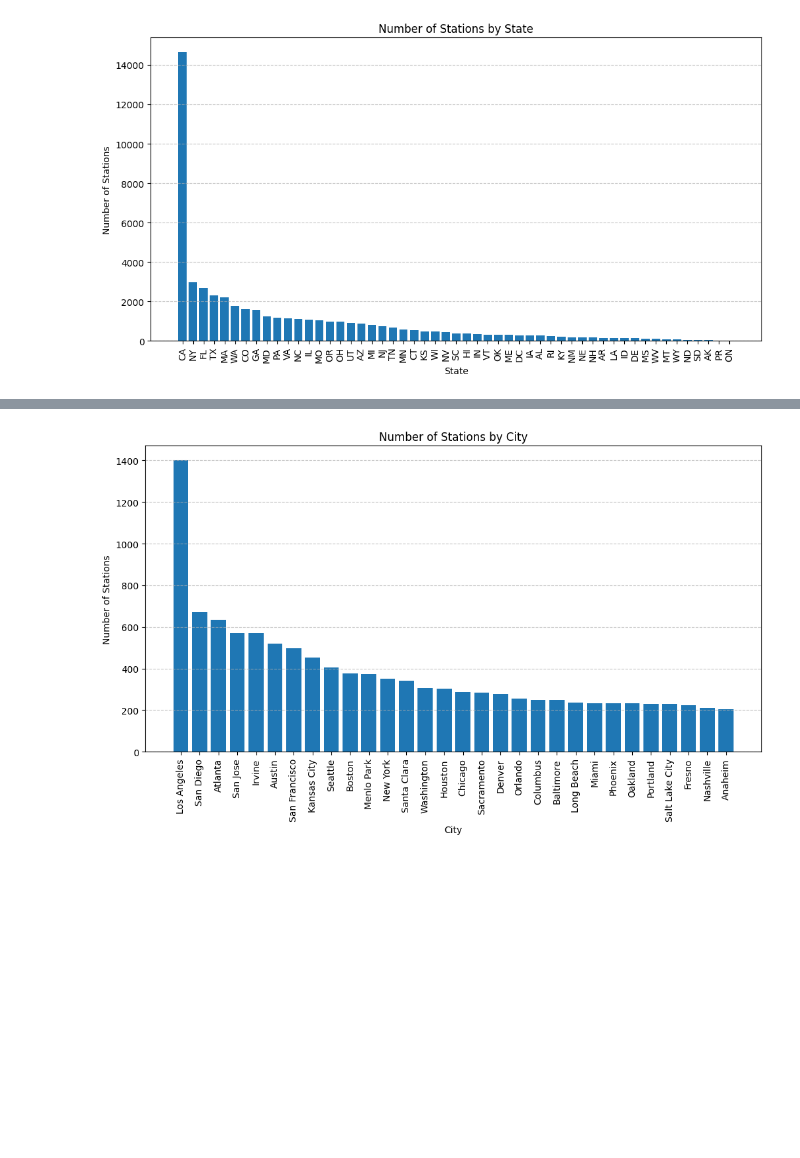
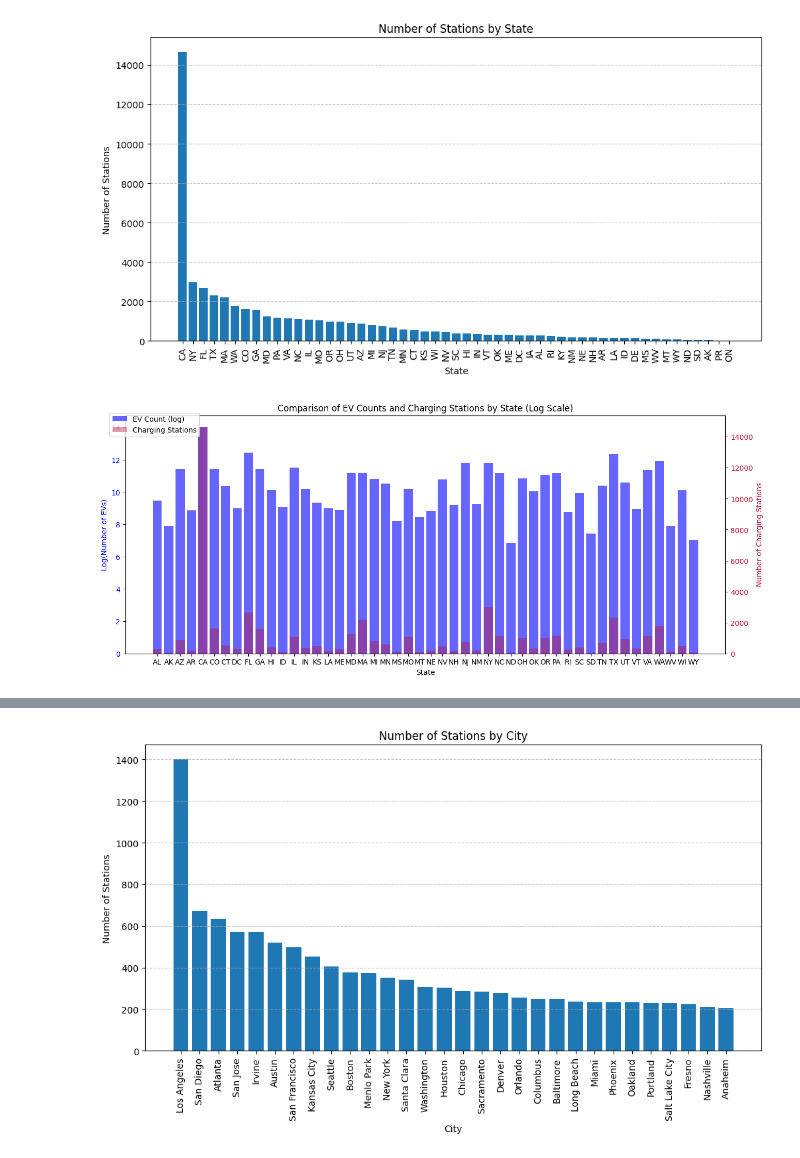
Before and after one commit to onetrue-6657/dataio2025, a Jupyter notebook: ev_stations.ipynb, the cells around one changed output, grey strips where cells are left out. Saved outputs shown, nothing was run; the diff lists cells and outputs as text; code cells hidden in the pictures; blank space fills up the shorter version.

Commit message:
Update ev_stations.py, Add EV Registration vs Stations By State

```diff
--- a/ev_stations.ipynb
+++ b/ev_stations.ipynb
@@ -38,3 +38,47 @@ plt.xticks(rotation=90)
 plt.show()
 # %% [output]
 [figure]
+# %%
+# Number of Stations vs Number of EV Registrations by State
+
+ev_registration_by_state = {
+    "AL": 13047, "AK": 2697, "AZ": 89798, "AR": 7108, "CA": 1256646,
+    "CO": 90083, "CT": 31557, "DL": 8435, "DC": 8066, "FL": 254878,
+    "GA": 92368, "HI": 25565, "ID": 8501, "IL": 99573, "IN": 26101,
+    "IO": 9031, "KS": 11271, "KT": 11617, "LA": 8150, "ME": 7377,
+    "MD": 72139, "MA": 73768, "MI": 50284, "MN": 37050, "MS": 3590,
+    "MO": 26861, "MT": 4608, "NE": 6920, "NV": 47361, "NH": 9861,
+    "NJ": 134753, "NM": 10276, "NY": 131250, "NC": 70164, "ND": 959,
+    "OH": 50393, "OK": 22843, "OR": 64361, "PA": 70154, "RI": 6396,
+    "SC": 20873, "SD": 1675, "TN": 33221, "TX": 230125, "UT": 39998,
+    "VT": 7816, "VA": 84936, "WA": 152101, "WV": 2758, "WI": 24943, "WY": 1139
+}
+
+state_charging_counts = df["State"].value_counts()
+charging_stations_df = pd.DataFrame({"State": state_charging_counts.index, "Charging_Stations": state_charging_counts.values})
+ev_counts_df = pd.DataFrame(list(ev_registration_by_state.items()), columns=["State", "EV_Count"])
+merged_df = pd.merge(ev_counts_df, charging_stations_df, on="State", how="inner")
+
+merged_df["EV/Charging Ratio"] = merged_df["EV_Count"] / merged_df["Charging_Stations"]
+
+fig, ax1 = plt.subplots(figsize=(15, 6))
+
+ax1.bar(merged_df["State"], np.log1p(merged_df["EV_Count"]), color='b', alpha=0.6, label="EV Count (log)")
+ax1.set_xlabel("State")
+ax1.set_ylabel("Log(Number of EVs)", color='b')
+ax1.tick_params(axis='y', labelcolor='b')
+
+ax2 = ax1.twinx()
+ax2.bar(merged_df["State"], merged_df["Charging_Stations"], color='#BA0C2F', alpha=0.4, label="Charging Stations")
+ax2.set_ylabel("Number of Charging Stations", color='#BA0C2F')
+ax2.tick_params(axis='y', labelcolor='#BA0C2F')
+
+plt.xticks(rotation=90)
+
+plt.title("Comparison of EV Counts and Charging Stations by State (Log Scale)")
+
+fig.legend(loc="upper left", bbox_to_anchor=(0.1, 0.9))
+
+plt.show()
+# %% [output]
+[figure, added]
```
Also changed, not shown: parts of 2 cells of this notebook, 5 other files.
